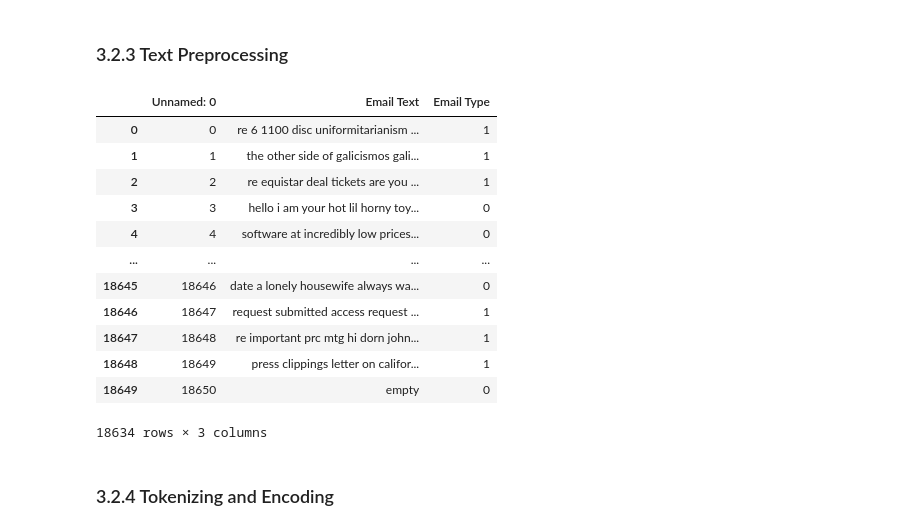
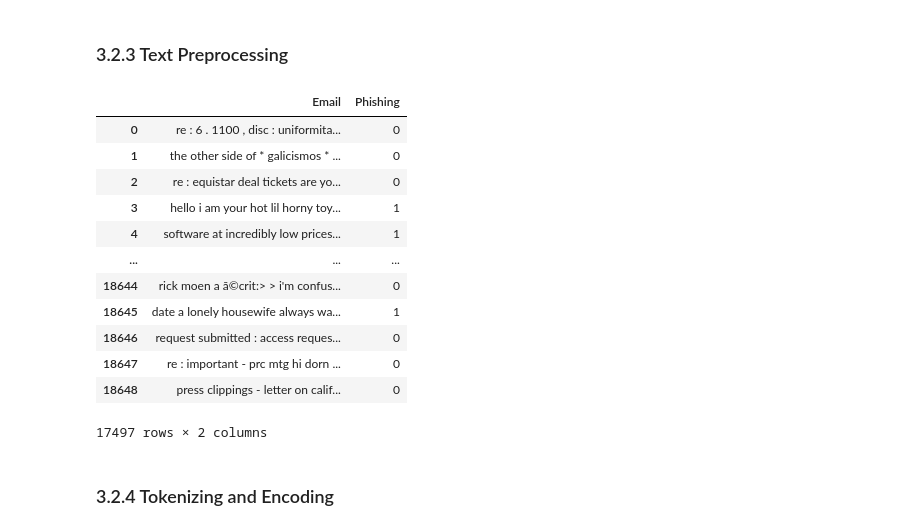
Before and after one commit to anisaftab/Spam_Email_Prediction_App, a Jupyter notebook: Honours_Project.ipynb, the cells around one changed output. Cells and saved outputs as stored; diff of their text form; code cells hidden in the pictures.

Commit message:
Reworked preprocessing function and vectorizer

```diff
--- a/Honours_Project.ipynb
+++ b/Honours_Project.ipynb
@@ -177,26 +199,34 @@ plt.show()
 # %% [markdown]
 ### 3.2.3 Text Preprocessing
-# %%
-#Encode the target column 0 for phishing email andc 1 for safe email
-phish_df['Email Type'] = LabelEncoder().fit_transform(phish_df['Email Type'])
-
-phish_df['Email Text'] = phish_df['Email Text'].apply(preprocess)
-
-phish_df
-# %% [output]
-|  | Unnamed: 0 | Email Text | Email Type |
-| 0 | 0 | re 6 1100 disc uniformitarianism ... | 1 |
-| 1 | 1 | the other side of galicismos gali... | 1 |
-| 2 | 2 | re equistar deal tickets are you ... | 1 |
-| 3 | 3 | hello i am your hot lil horny toy... | 0 |
-| 4 | 4 | software at incredibly low prices... | 0 |
-| ... | ... | ... | ... |
-| 18645 | 18646 | date a lonely housewife always wa... | 0 |
-| 18646 | 18647 | request submitted access request ... | 1 |
-| 18647 | 18648 | re important prc mtg hi dorn john... | 1 |
-| 18648 | 18649 | press clippings letter on califor... | 1 |
-| 18649 | 18650 | empty | 0 |
-18634 rows × 3 columns
+# %%
+#Encode the target column 0 for safe and 1 for phishing
+labels = ['Safe Email', 'Phishing Email']
+le = LabelEncoder()
+le.fit(labels)
+phish_df['Phishing'] = le.transform(phish_df['Phishing'])
+phish_df['Phishing'] = phish_df['Phishing'].apply(lambda x: 1 if x == 0 else 0)  #Reverse the encoding
+
+#Preprocess the phishing dataset
+phish_df['Email'] = phish_df['Email'].apply(preprocess)
+
+#Remove dataset duplicates
+phish_df.drop_duplicates(inplace=True)
+
+phish_df
+# %% [output]
+|  | Email | Phishing |
+| 0 | re : 6 . 1100 , disc : uniformita... | 0 |
+| 1 | the other side of * galicismos * ... | 0 |
+| 2 | re : equistar deal tickets are yo... | 0 |
+| 3 | hello i am your hot lil horny toy... | 1 |
+| 4 | software at incredibly low prices... | 1 |
+| ... | ... | ... |
+| 18644 | rick moen a ã©crit:> > i'm confus... | 0 |
+| 18645 | date a lonely housewife always wa... | 1 |
+| 18646 | request submitted : access reques... | 0 |
+| 18647 | re : important - prc mtg hi dorn ... | 0 |
+| 18648 | press clippings - letter on calif... | 0 |
+17497 rows × 2 columns
 # %% [markdown]
 ### 3.2.4 Tokenizing and Encoding
 # %%
```
Also changed, not shown: parts of 68 cells of this notebook, 8 other files.
